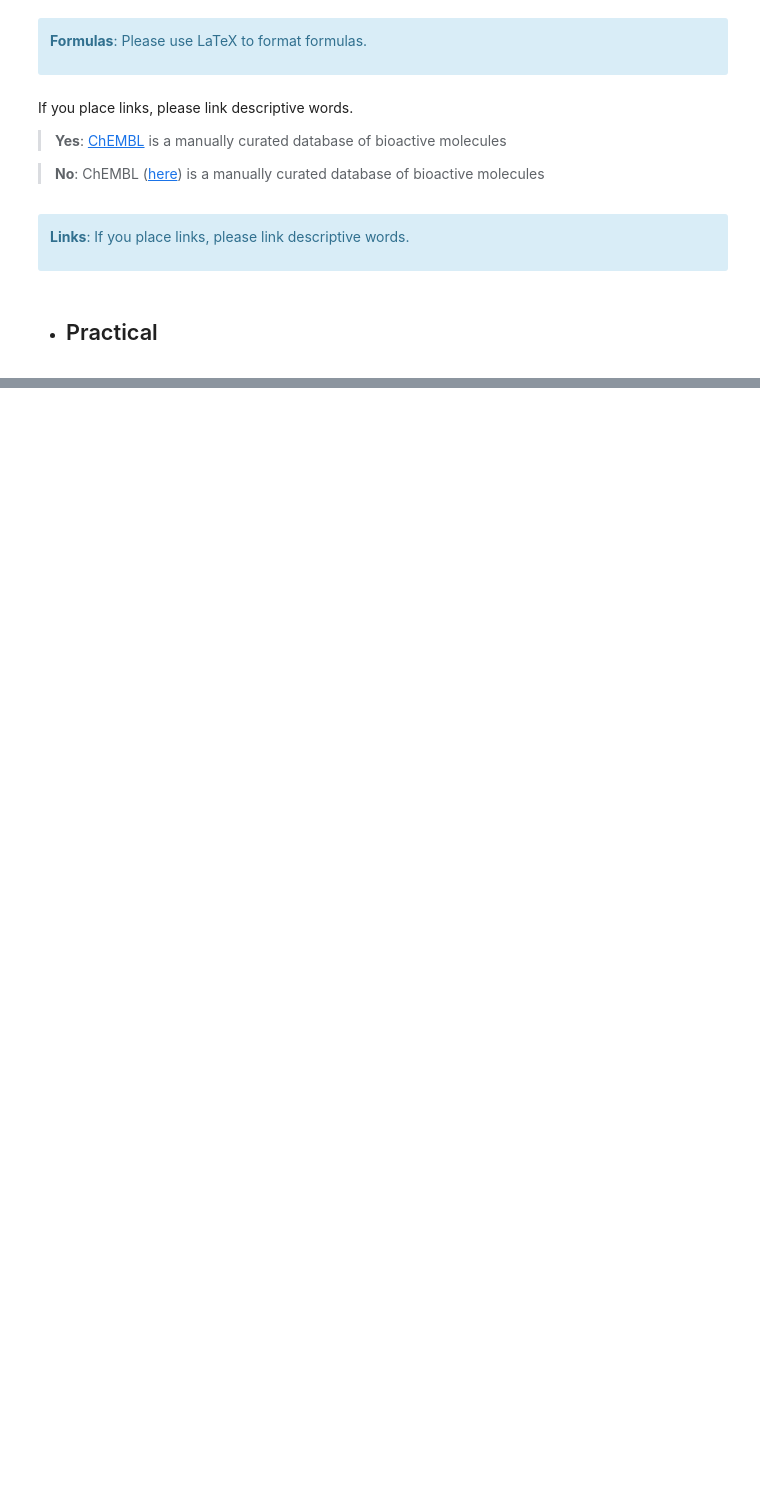
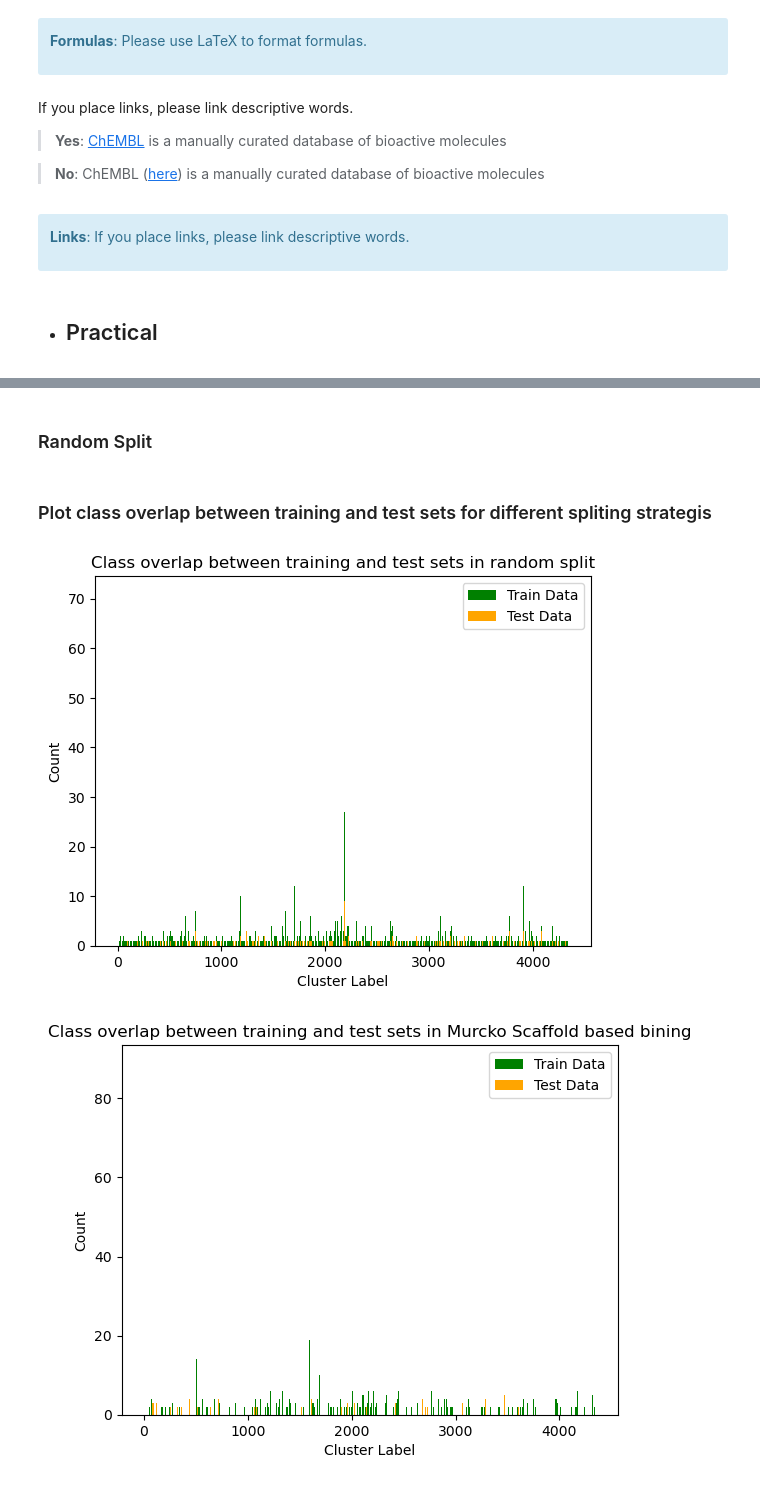
Before and after one commit to volkamerlab/CADDSeminar_2023, a Jupyter notebook: notebooks/T001_Scaffold-based-data-split/T001_Scaffold-based-data-split.ipynb, the cells around one changed output, grey strips where cells are left out. Saved outputs shown, nothing was run; the diff lists cells and outputs as text; code cells hidden in the pictures; blank space fills up the shorter version.

```diff
--- a/notebooks/T001_Scaffold-based-data-split/T001_Scaffold-based-data-split.ipynb
+++ b/notebooks/T001_Scaffold-based-data-split/T001_Scaffold-based-data-split.ipynb
@@ -812,0 +342,14 @@ Ask three questions that the user should be able to answer after doing this talk
+# %%
+cluster_CCSe=pd.read_csv('/Users/vahidatabaigi/PycharmProjects/CADDSeminar_2023/notebooks/T001_Scaffold-based-data-split/data/input8824_CCSe_SCIP_clusters.tsv', sep='\t')
+split_CCSe=pd.read_csv('/Users/vahidatabaigi/PycharmProjects/CADDSeminar_2023/notebooks/T001_Scaffold-based-data-split/data/input8824_CCSe_SCIP_splits.tsv', sep='\t')
+cluster_CCSe.rename(columns={'ID': 'molecule_chembl_id'},inplace=True)
+# %%
+train_CCSe_id=split_CCSe[split_CCSe['Split'].isin(['Split000'])].rename(columns={'ID': 'molecule_chembl_id'})
+test_CCSe_id=split_CCSe[split_CCSe['Split'].isin(['Split001'])].rename(columns={'ID': 'molecule_chembl_id'})
+# %%
+train_CCSe_t=data[data['molecule_chembl_id'].isin(train_CCSe_id['molecule_chembl_id'])]
+test_CCSe_t=data[data['molecule_chembl_id'].isin(test_CCSe_id['molecule_chembl_id'])]
+train_CCSe = pd.merge(train_CCSe_t, cluster_CCSe, on='molecule_chembl_id')
+test_CCSe = pd.merge(test_CCSe_t, cluster_CCSe, on='molecule_chembl_id')
+# %% [markdown]
+### Random Split
@@ -812,0 +358,27 @@ Ask three questions that the user should be able to answer after doing this talk
+# %% [markdown]
+### Plot class overlap between training and test sets for different spliting strategis
+# %%
+def plot(train_data, test_data, split_method,label):
+    class_counts_train = Counter(train_data[label])
+    class_counts_test = Counter(test_data[label])
+    labels_test = list(class_counts_test.keys())
+    counts_test = list(class_counts_test.values())
+    labels_train = list(class_counts_train.keys())
+    counts_train = list(class_counts_train.values())
+    plt.bar(labels_train, counts_train, color='green', label='Train Data')
+    plt.bar(labels_test, counts_test, color='orange', label='Test Data')
+    plt.xlabel('Cluster Label')
+    plt.ylabel('Count')
+    plt.title(f'Class overlap between training and test sets in {split_method}')
+    plt.legend()
+    return plt.show()
+# %%
+plot(train_RAND, test_RAND, 'random split', 'Label_SCF')
+plot(train_SCF, test_SCF, 'Murcko Scaffold based bining','Label_SCF' )
+plot(train_WC, test_WC, 'Murcko Scaffold based on cluster split(within clusters)', 'Label_WC_BC')
+plot(train_BC, test_BC, 'Murcko Scaffold based on cluster split(between clusters)','Label_WC_BC')
+plot(train_CCSe, test_CCSe, 'Similarity-based Cold-Single Split', 'Cluster_ID')
+plot(train_ICSe, test_ICSe, 'Identity-based Cold-Single Split', 'Label_SCF')
+# %% [output]
+[figure, added]
+[figure, added]
```
Also changed, not shown: parts of 121 cells of this notebook, 6 other files.
